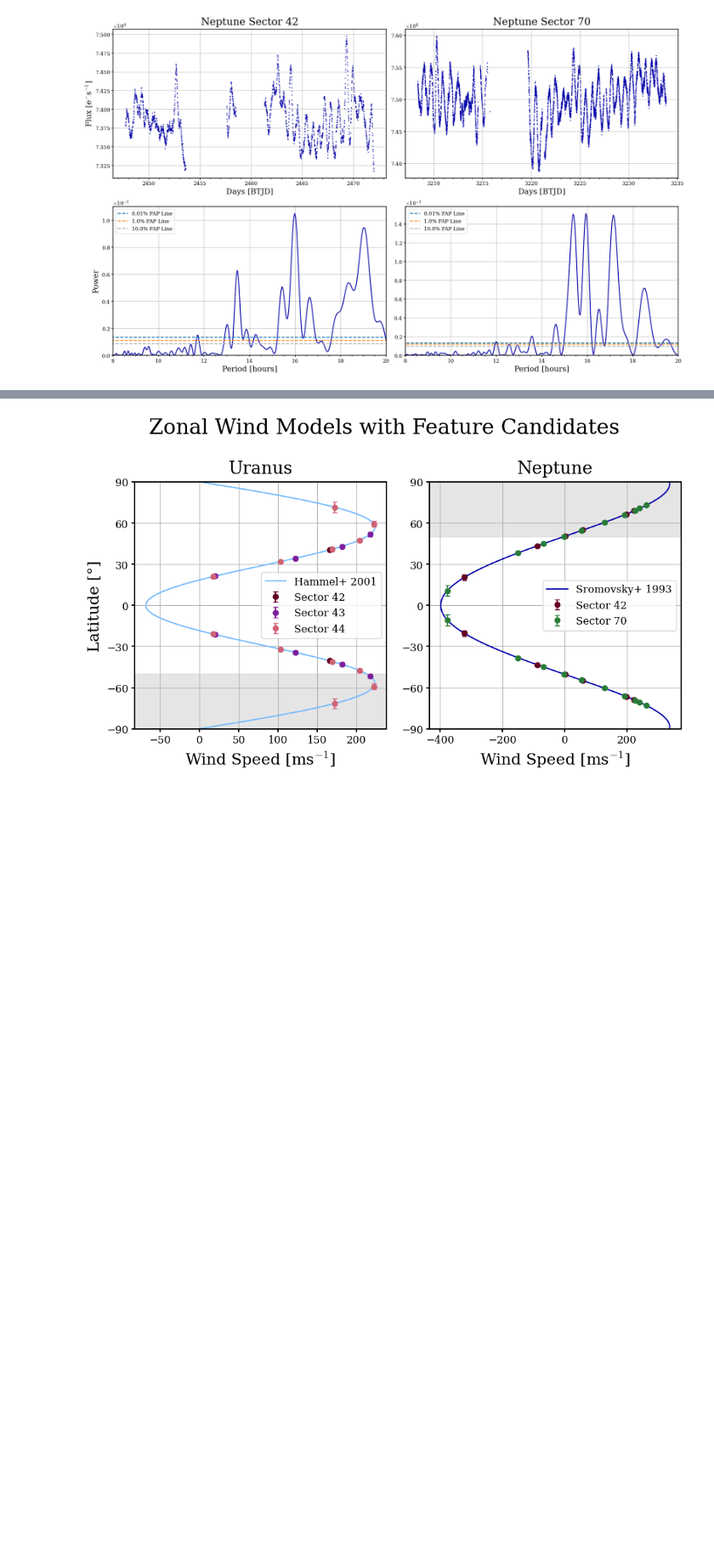
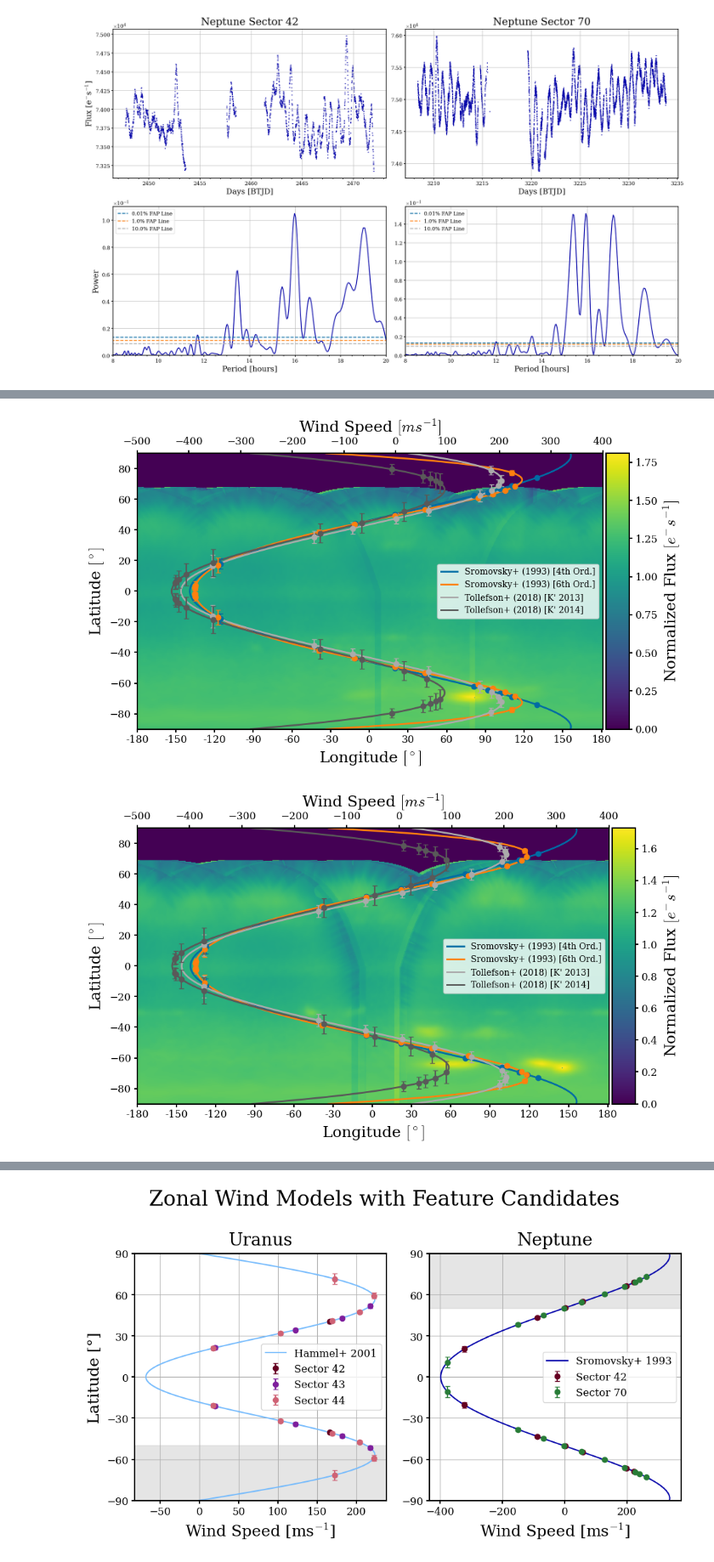
Before and after one commit to kenny-phan/tess-ice-giants, a Jupyter notebook: tess-ice-giants/frequency_analysis/figures.ipynb, the cells around one changed output, grey strips where cells are left out. Shown at 85% size. Saved outputs shown, nothing was run; the diff lists cells and outputs as text; code cells hidden in the pictures; blank space fills up the shorter version.

```diff
--- a/tess-ice-giants/frequency_analysis/figures.ipynb
+++ b/tess-ice-giants/frequency_analysis/figures.ipynb
@@ -58,3 +21,71 @@ plot_lightcurve_and_periodogram("Neptune", light_curves[3:5], periodograms[3:5],
 # %% [output]
 [figure]
 [figure]
+# %%
+# lets make the opal maps
+
+opal_root = root + "OPAL/"
+directories = [opal_root + "neptune_2021/a/",
+               opal_root + "neptune_2021/b/",
+               opal_root + "neptune_2023/a/",
+               opal_root + "neptune_2023/b/",
+               opal_root + "uranus_2021/a/",
+               opal_root + "uranus_2021/b/"]
+
+root = '/home/ktp9/TESSNeptune24/tess-ice-giants/final_data/'
+names = ["u42", "u43", "u44", "n42", "n70"]
+new_every_lat, new_every_std = [], []
+for i, latsol in enumerate(names):
+    file_name = root + f"latitudes/{names[i]}_latitude_solutions.npz"
+    lat = np.load(file_name, allow_pickle=True)
+    print(lat.keys())
+    new_every_lat.append(lat['lat'])
+    new_every_std.append(lat['std'])
+
+u42_lat, u42_std = new_every_lat[0], new_every_std[0]
+u43_lat, u43_std = new_every_lat[1], new_every_std[1]
+u44_lat, u44_std = new_every_lat[2], new_every_std[2]
+
+n42_lat, n42_std = new_every_lat[3], new_every_std[3] # mask the f_0 = f solution
+n70_lat, n70_std = new_every_lat[4], new_every_std[4]
+
+
+n42_lat, n42_std = take_latsol_with_largest_std(n42_lat, n42_std)
+n70_lat, n70_std = take_latsol_with_largest_std(n70_lat, n70_std)
+
+u42_lat, u42_std = take_latsol_with_largest_std(u42_lat, u42_std)
+u43_lat, u43_std = take_latsol_with_largest_std(u43_lat, u43_std)
+u44_lat, u44_std = take_latsol_with_largest_std(u44_lat, u44_std)
+
+#make 2nd and 4th rows of u42_lat negative
+
+neg_u42_lat = make_rows_negative(u42_lat, [1, 3])
+neg_u43_lat = make_rows_negative(u43_lat, [1, 3])
+neg_u44_lat = make_rows_negative(u44_lat, [1, 3])
+
+sromovsky1993_four = six_order_fit(-398, 1.88e-1, -1.2e-5)
+sromovsky1993_six = six_order_fit(-389, 1.53e-1, 1.01e-5, -3.1e-9)
+
+tollefson2013_kp = six_order_fit(-415, 2.35e-1, -2.23e-5)
+tollefson2014_kp = six_order_fit(-433, 2.4e-1, -2.73e-5)
+
+eqns = [sromovsky1993_four, sromovsky1993_six, tollefson2013_kp, tollefson2014_kp]
+
+ur_eqns = [sromovsky2012_odd_N, sromovsky2015_N]
+
+new_neg_ur_42_lat, new_u42_std = sort_ur_to_eqns(neg_u42_lat, u42_std)
+new_neg_ur_43_lat, new_u43_std = sort_ur_to_eqns(neg_u43_lat, u43_std)
+new_neg_ur_44_lat, new_u44_std = sort_ur_to_eqns(neg_u44_lat, u44_std)
+
+div_stack_n21, data_stack_n21 = merge_pointings(directories[0], directories[1])
+div_stack_n23, data_stack_n23 = merge_pointings(directories[2], directories[3])
+div_stack_u21, data_stack_u21 = merge_pointings(directories[4], directories[5])
+
+bright_points_n21 = plot_summed_mosaics(div_stack_n21, eqns, n42_lat, n42_std, plot_colors_rgb,
+                    planet="Neptune", sector=2021, clip_percentile=100, save=True, vmin_percentile=0, vmax_percentile=100)
+bright_points_n23 = plot_summed_mosaics(div_stack_n23, eqns, n70_lat, n70_std, plot_colors_rgb,
+                    planet="Neptune", sector=2023, clip_percentile=100, save=True, vmin_percentile=0, vmax_percentile=100)
+bright_points_u21 = plot_summed_mosaics(div_stack_u21, ur_eqns, [new_neg_ur_42_lat, new_neg_ur_43_lat, new_neg_ur_44_lat],
+                    [new_u42_std, new_u43_std, new_u44_std], plot_colors_rgb,
+                    planet="Uranus", sector=2021, clip_percentile=100, save=True, vmin_percentile=0, vmax_percentile=100)
+# %% [output]
@@ -60,0 +109,2 @@ plot_lightcurve_and_periodogram("Neptune", light_curves[3:5], periodograms[3:5],
+[figure, added]
+[figure, added]
```
Also changed, not shown: parts of 3 cells of this notebook, 4 other files.
